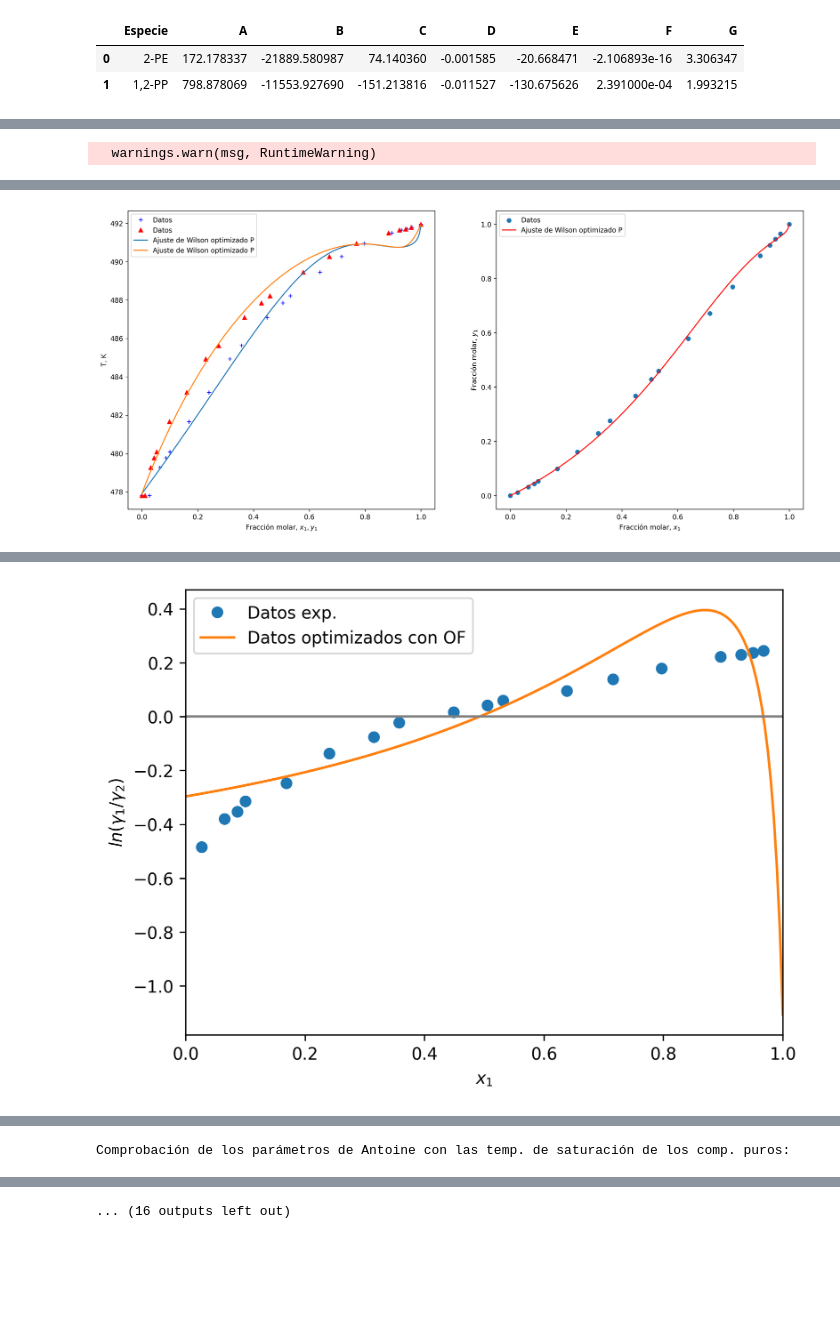
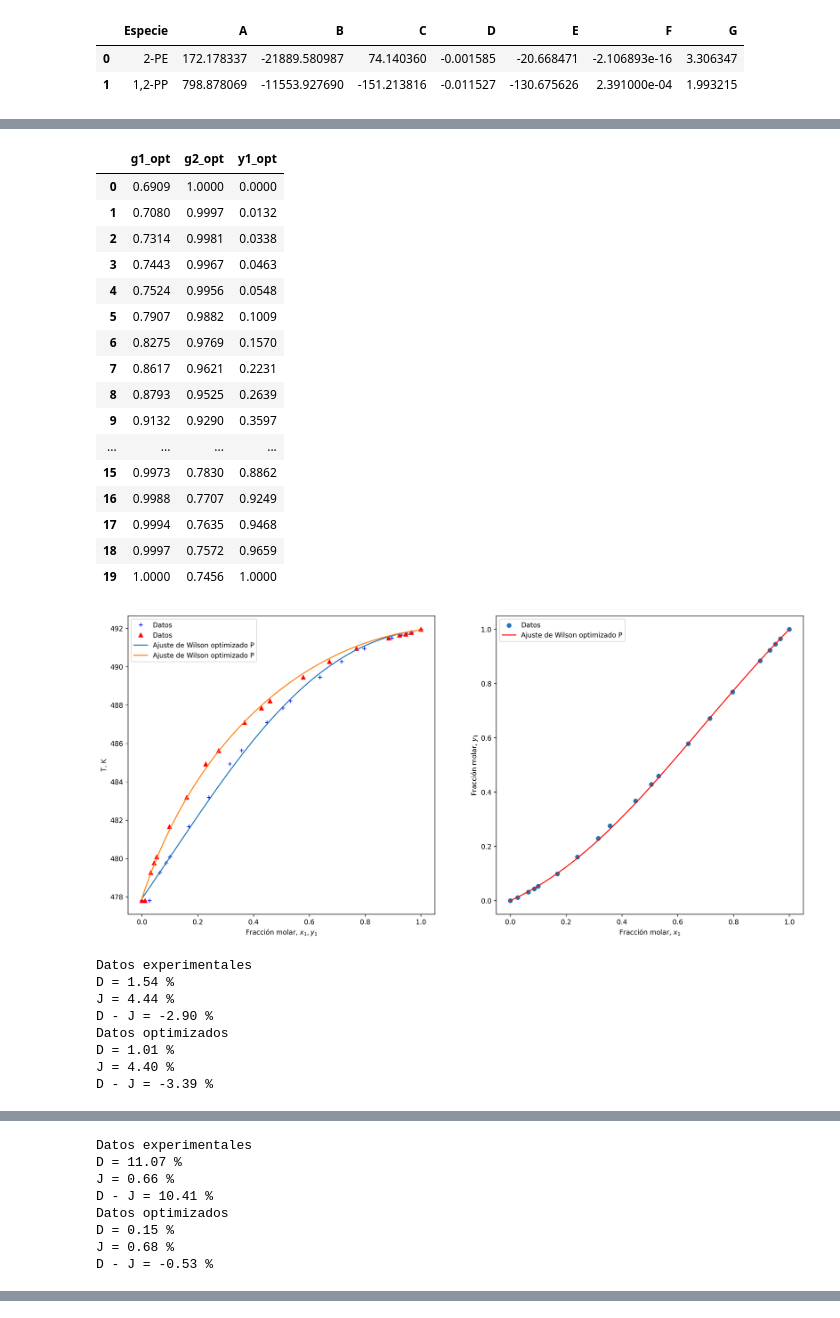
Before and after one commit to ChristianPh404/TQA, a Jupyter notebook: trabajo2.ipynb, the cells around one changed output, grey strips where cells are left out. Cells and saved outputs as stored; diff of their text form; code cells hidden in the pictures; blank space fills up the shorter version.

```diff
--- a/trabajo2.ipynb
+++ b/trabajo2.ipynb
@@ -225,5 +223,5 @@ DataFrames por mezcla:
 # %%
- import pandas as pd
+import pandas as pd
 import numpy as np
 import matplotlib.pyplot as plt
 from scipy.optimize import fsolve, minimize
@@ -263,7 +261,7 @@ mezclas = [
      'VC1': 0.395/1000	 ,             #cambio m^3/Kmol a m^3/mol datos chemeo
      'VC2':  0.342/1000	,              #cambio m^3/Kmol a m^3/mol datos chemeo
      'ZC1': (3990.00*1000*0.395/1000)/R/698.78,
-     'ZC2':  (4409.10*10002*0.342/1000)/R/703.00},    #ZC=PC*VC / TC*R bug en el diccionario al ejecutarlo directamente
+     'ZC2':  (4409.10*1000*0.342/1000)/R/703.00},    #ZC=PC*VC / TC*R bug en el diccionario al ejecutarlo directamente
 
      {'nombre': '2-PE (1) + 1,2-PP (2)',
      'T_exp': np.array([ 489.80, 489.83, 489.87, 489.93, 489.96, 490.02,490.07, 490.16, 490.25, 490.37,490.51, 490.60, 491.05, 491.24, 491.38,  491.56,  491.65, 491.65,491.70 , 491.95 ]),
@@ -360,16 +358,18 @@ for mezcla in mezclas:
 
     T_cal = np.zeros(len(T_exp))
     def Twilson(l):
-        l1 = l[0]
-        l2 = l[1]
+
         for j in range(len(x1)):
+            l1 = l[0]
+            l2 = l[1]
             L12 = lambda T: v2(T)/v1(T)*np.exp(-l1/R/T)
             L21 = lambda T: v1(T)/v2(T)*np.exp(-l2/R/T)
             g1 = lambda T: np.exp(-np.log(x1[j]+L12(T)*(1-x1[j]))+(1-x1[j])*(L12(T)/(x1[j]+L12(T)*(1-x1[j]))-L21(T)/(1-x1[j]+L21(T)*x1[j])))
             g2 = lambda T: np.exp(-np.log(1-x1[j]+L21(T)*x1[j])+x1[j]*(-L12(T)/(x1[j]+L12(T)*(1-x1[j]))+L21(T)/(1-x1[j]+L21(T)*x1[j])))
             calculo_T = lambda T: P - g1(T)*x1[j]*Psat(An1, T) - g2(T)*(1-x1[j])*Psat(An2, T)
-            T_cal[j] = fsolve(calculo_T, np.mean(T_exp))
+            T_cal[j] = fsolve(calculo_T, np.mean(T_exp))[0]
         return T_cal
+
 
     # Calcula la presión a partir del modelo para los coef. de actividad y las temperaturas calculadas con el modelo
     def Pcal(l):
@@ -410,7 +410,7 @@ for mezcla in mezclas:
             g1 = lambda T: np.exp(-np.log(x1[j]+L12(T)*(1-x1[j]))+(1-x1[j])*(L12(T)/(x1[j]+L12(T)*(1-x1[j]))-L21(T)/(1-x1[j]+L21(T)*x1[j])))
             g2 = lambda T: np.exp(-np.log(1-x1[j]+L21(T)*x1[j])+x1[j]*(-L12(T)/(x1[j]+L12(T)*(1-x1[j]))+L21(T)/(1-x1[j]+L21(T)*x1[j])))
             calculo_T = lambda T: P - g1(T)*x1[j]*Psat(An1, T) - g2(T)*(1-x1[j])*Psat(An2, T)
-            T[j] = fsolve(calculo_T, np.mean(T_exp), xtol=1e-8)
+            T[j] = fsolve(calculo_T, np.mean(T_exp), xtol=1e-8)[0]
             g1c[j] = g1(T[j])
             g2c[j] = g2(T[j])
             y1c[j] = x1[j]*g1(T[j])*Psat(An1,T[j])/P
@@ -426,12 +426,19 @@ for mezcla in mezclas:
         'g2_opt': list(map(list, zip(g2_opt2))),
         'y1_opt': list(map(list, zip(y1_opt2)))
     })
-    resultados_iteracion = resultados_iteracion.applymap(lambda x: '{:.4f}'.format(x[0]))
+    resultados_iteracion = resultados_iteracion.apply(lambda x: x.map(lambda y: '{:.4f}'.format(y[0])))
     display(resultados_iteracion)
 
     #graficamos datos
     x1_graf = np.linspace(0,1,201)
     [T_opt, g1_opt, g2_opt, y1_opt] = Wilson_T(x1_graf, *l_cal.x)
+    def alpha12W(y1_opt, x1_graf):
+            if y1_opt > 0:
+                return (y1_opt * (1 - x1_graf)) / (x1_graf * (1 - y1_opt))
+            else:
+                return 0 #
+    gammawilson1 =  g1_opt
+    gammawilson2 =  g2_opt
     fig, ax = plt.subplots(1, 2, figsize = (18,8), dpi=300)
     ax[0].plot(x1, T_exp, '+b', y1, T_exp, '^r', label='Datos')
     ax[0].plot(x1_graf, T_opt, y1_opt, T_opt, label='Ajuste de Wilson optimizado P')
@@ -483,36 +490,24 @@ for mezcla in mezclas:
     print('D - J = %.2f'%(D-J),'%')
 
     plt.figure(dpi=300)  # Ajustar la resolución de la figura
-    plt.plot(x1[1:-1],np.log(g1_exp/g2_exp),'o', label = 'Datos exp.')
-    plt.plot(x1_graf,np.log(g1_opt/g2_opt),'-', label = 'Datos optimizados con OF')
+    plt.figure(figsize=(10, 8))
+    plt.plot(x1[1:-1], np.log(g1_exp/g2_exp), 's', color='black', label='Datos exp.')
+    plt.plot(x1_graf, np.log(g1_opt/g2_opt), '-', color='red', label='Datos optimizados con OF')
     plt.plot([0,1],[0,0], c ='grey')
     plt.xlim(0,1)
     plt.xlabel('$x_1$')
     plt.ylabel('$ln (\\gamma_1/\\gamma_2)$')
     plt.legend()
     plt.show()
-#     resultados_df = pd.DataFrame({
-#     'g1_opt': list(map(list, zip(*all_g1_opt))),
-#     'g2_opt': list(map(list, zip(*all_g2_opt))),
-#     'y1_opt': list(map(list, zip(*all_y1_opt)))
-# })
-#     display(resultados_df)
 
 # Graficar todos los datos almacenados en la lista
 print('')
 plt.figure(dpi=300)  # Ajustar la resolución de la figura
 plt.figure(figsize=(18, 8))
-# colores = ['gray', 'blue', 'red', 'fuchsia']
-# for datos_grafico in graficos_datos:
-#     color in zip(graficos_datos, ['gray', 'blue', 'red', 'fuchsia']):
-#     plt.plot(datos_grafico['x1'], datos_grafico['T_exp'], '+b', label='Datos')
-#     plt.plot(datos_grafico['x1_graf'], datos_grafico['T_opt'], datos_grafico['y1_opt'], datos_grafico['T_opt'], label='Ajuste de Wilson optimizado P',color=color)
 colores = ['gray', 'blue', 'red', 'fuchsia']
 for datos_grafico, color in zip(graficos_datos, colores):
     plt.plot(datos_grafico['x1'], datos_grafico['T_exp'], 'o', label='Datos')
     plt.plot(datos_grafico['y1'], datos_grafico['T_exp'], '^', label='Datos')
-    #plt.plot(datos_grafico['x1'], datos_grafico['T_exp'],marker='o', datos_grafico['y1'], datos_grafico['T_exp'], marker='^', label='Datos')
-    # plt.plot(datos_grafico['x1_graf'], datos_grafico['T_opt'], datos_grafico['y1_opt'], datos_grafico['T_opt'],color=color, label=f'Ajuste de Wilson optimizado P ({color})')
     plt.plot(datos_grafico['x1_graf'], datos_grafico['T_opt'], color=color, label=f'Ajuste de Wilson optimizado ({nombre})')
     plt.plot(datos_grafico['y1_opt'], datos_grafico['T_opt'], color=color)
 
@@ -528 +537,26 @@ Comprobación de los parámetros de Antoine con las temp. de saturación de los
+|  | g1_opt | g2_opt | y1_opt |
+| 0 | 0.6909 | 1.0000 | 0.0000 |
+| 1 | 0.7080 | 0.9997 | 0.0132 |
+| 2 | 0.7314 | 0.9981 | 0.0338 |
+| 3 | 0.7443 | 0.9967 | 0.0463 |
+| 4 | 0.7524 | 0.9956 | 0.0548 |
+| 5 | 0.7907 | 0.9882 | 0.1009 |
+| 6 | 0.8275 | 0.9769 | 0.1570 |
+| 7 | 0.8617 | 0.9621 | 0.2231 |
+| 8 | 0.8793 | 0.9525 | 0.2639 |
+| 9 | 0.9132 | 0.9290 | 0.3597 |
+| ... | ... | ... | ... |
+| 15 | 0.9973 | 0.7830 | 0.8862 |
+| 16 | 0.9988 | 0.7707 | 0.9249 |
+| 17 | 0.9994 | 0.7635 | 0.9468 |
+| 18 | 0.9997 | 0.7572 | 0.9659 |
+| 19 | 1.0000 | 0.7456 | 1.0000 |
+[figure, new version]
-  warnings.warn(msg, RuntimeWarning)
+Datos experimentales
+D = 1.54 %
+J = 4.44 %
+D - J = -2.90 %
+Datos optimizados
+D = 1.01 %
+J = 4.40 %
+D - J = -3.39 %
@@ -560 +563,0 @@ Parámetros Wilson optimizados: [9959.92041566  355.0340479 ]
-[figure, old version]
@@ -569 +579,0 @@ D - J = 0.48 %
-[figure, old version]
@@ -570 +598,8 @@ D - J = 0.48 %
-Comprobación de los parámetros de Antoine con las temp. de saturación de los comp. puros:
+Datos experimentales
+D = 11.07 %
+J = 0.66 %
+D - J = 10.41 %
+Datos optimizados
+D = 0.15 %
+J = 0.68 %
+D - J = -0.53 %
@@ -611,4 +609,3 @@ D - J = -0.53 %
-... (16 outputs left out)
 # %%
 import numpy as np
 from scipy.optimize import fsolve
```
Also changed, not shown: parts of 2 cells of this notebook.
